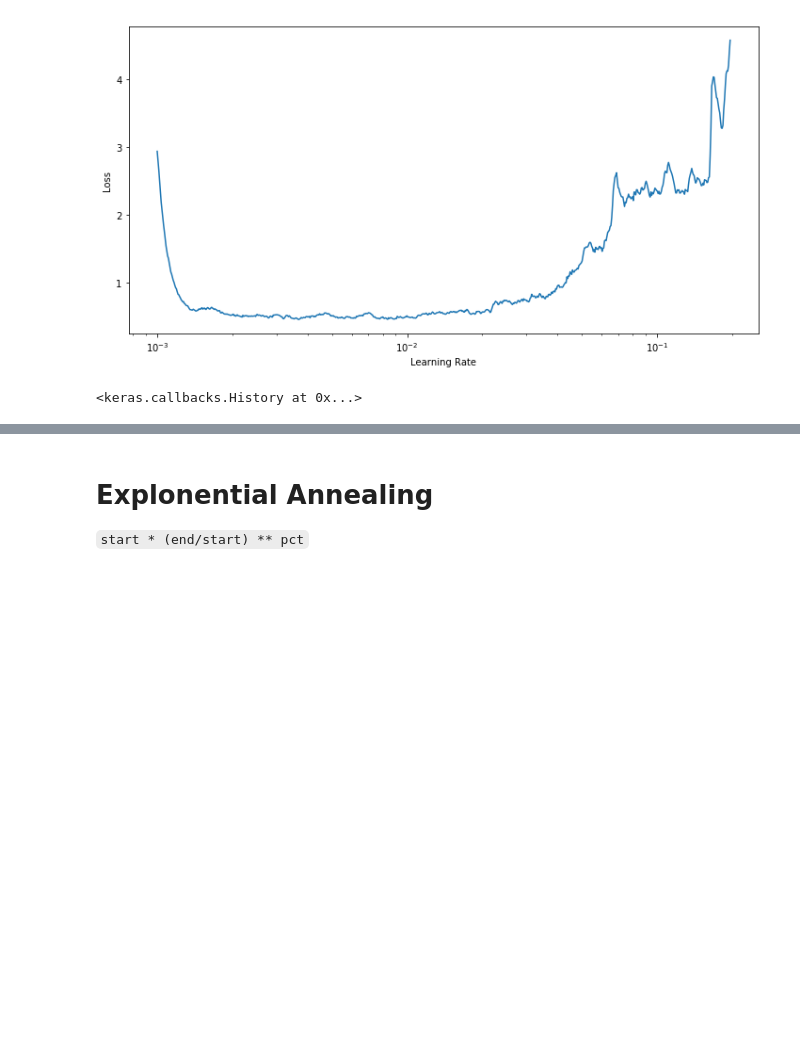
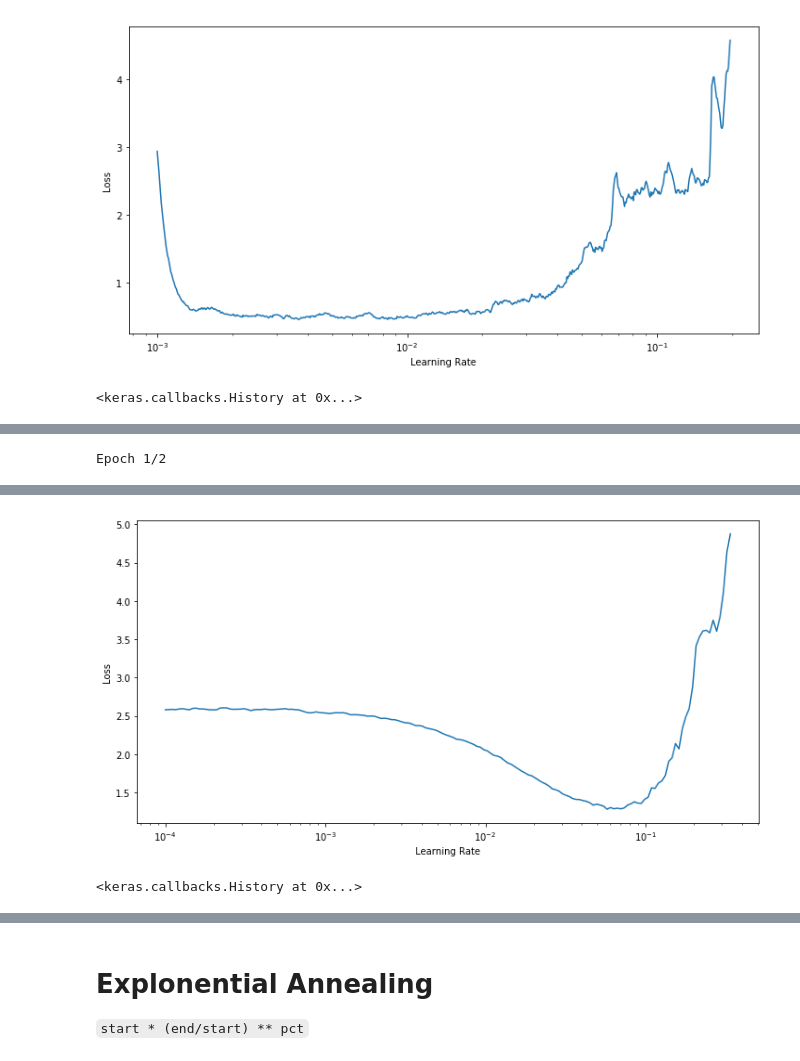
Before and after one commit to WittmannF/LRFinder, a Jupyter notebook: LRFinder_Playground.ipynb, the cells around one changed output, grey strips where cells are left out. Drawn from its saved outputs; the diff is of its cells as text; code cells hidden in the pictures; blank space fills up the shorter version.

```diff
--- a/LRFinder_Playground.ipynb
+++ b/LRFinder_Playground.ipynb
@@ -529,0 +694,26 @@ Epoch 2/2
+# %%
+from keras.models import Sequential
+from keras.layers import Flatten, Dense
+from keras.datasets import fashion_mnist
+
+# 1. Input Data
+(X_train, y_train), (X_test, y_test) = fashion_mnist.load_data()
+
+mean, std = X_train.mean(), X_train.std()
+X_train, X_test = (X_train-mean)/std, (X_test-mean)/std
+
+# 2. Define and Compile Model
+model = Sequential([Flatten(),
+                    Dense(512, activation='relu'),
+                    Dense(10, activation='softmax')])
+
+model.compile(loss='sparse_categorical_crossentropy', \
+              metrics=['accuracy'], optimizer='sgd')
+
+
+# 3. Fit using Callback
+lr_finder = LRFinder(min_lr=1e-4, max_lr=1)
+
+model.fit(X_train, y_train, batch_size=128, callbacks=[lr_finder], epochs=2)
+# %% [output]
+Epoch 1/2
@@ -529,0 +722,2 @@ Epoch 2/2
+[figure, added]
+<keras.callbacks.History at 0x...>
```
Also changed, not shown: parts of 7 cells of this notebook.
